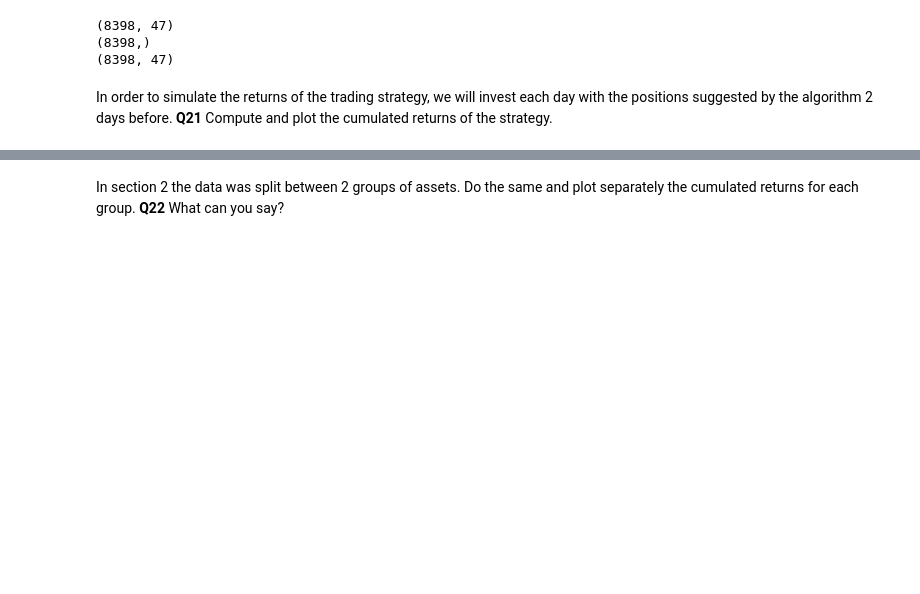
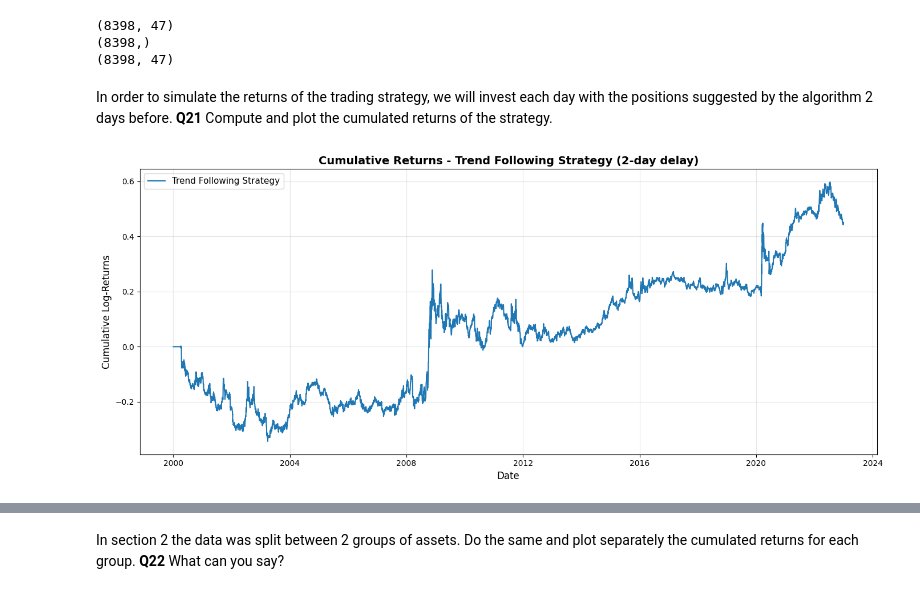
Before and after one commit to IrishRugbyman/algo-trading-project, a Jupyter notebook: capstone 2026.ipynb, the cells around one changed output, grey strips where cells are left out. Drawn from its saved outputs; the diff is of its cells as text; code cells hidden in the pictures; blank space fills up the shorter version.

Commit message:
Finalisation du projet. A pair-revoir avant de poster.

```diff
--- a/capstone 2026.ipynb
+++ b/capstone 2026.ipynb
@@ -534,4 +534,24 @@ pos = compute_positions_trend(log_returns, periods_long=[30, 60, 90])
 # %% [markdown]
 In order to simulate the returns of the trading strategy, we will invest each day with the positions suggested by the algorithm 2 days before. **Q21** Compute and plot the cumulated returns of the strategy.
 # %%
-# your code here
+pos_shifted = pos.shift(2)
+daily_strategy_returns = (pos_shifted * log_returns).sum(axis=1)
+cumulative_returns = daily_strategy_returns.cumsum()
+
+# Plot
+plt.figure(figsize=(14, 6))
+plt.plot(cumulative_returns.index, cumulative_returns.values, linewidth=1.5, label='Trend Following Strategy')
+plt.xlabel('Date', fontsize=12)
+plt.ylabel('Cumulative Log-Returns', fontsize=12)
+plt.title('Cumulative Returns - Trend Following Strategy (2-day delay)', fontsize=14, fontweight='bold')
+plt.grid(True, alpha=0.3)
+plt.legend(fontsize=11)
+plt.tight_layout()
+plt.savefig('q21_cumulative_returns.png', dpi=300, bbox_inches='tight')
+plt.show()
+
+print(f"Final cumulative return: {cumulative_returns.iloc[-1]:.6f}")
+print(f"Strategy start date: {cumulative_returns.index[0]}")
+print(f"Strategy end date: {cumulative_returns.index[-1]}")
+# %% [output]
+[figure, added]
```
Also changed, not shown: parts of 8 cells of this notebook, 7 other files.
